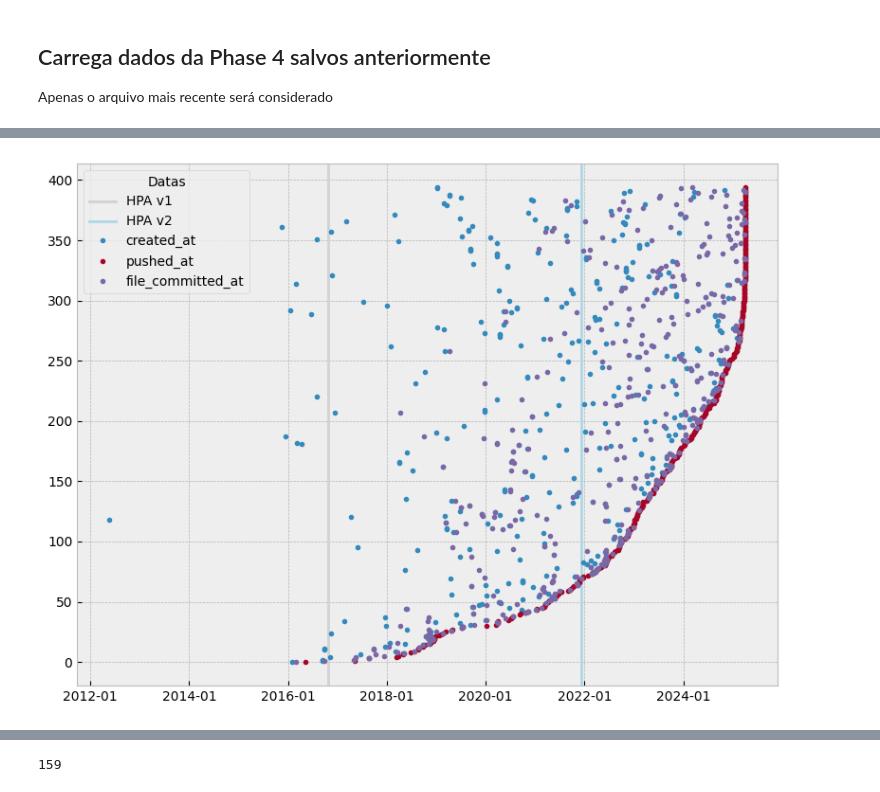
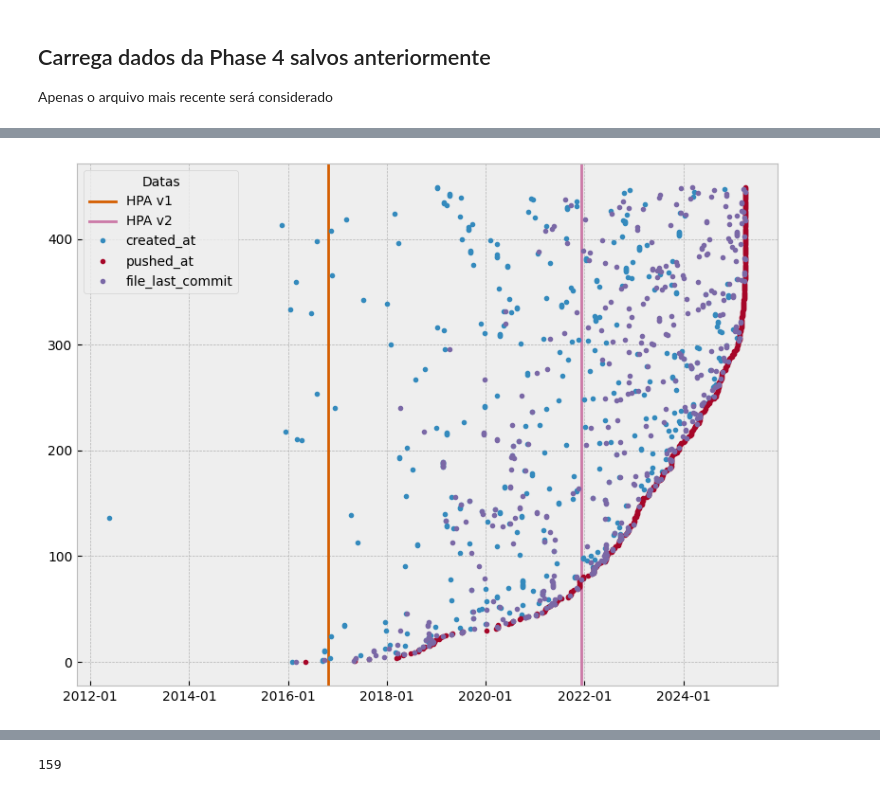
Before and after one commit to xisberto/hpa_usage, a Jupyter notebook: hpa_classify.ipynb, the cells around one changed output, grey strips where cells are left out. Cells and saved outputs as stored; diff of their text form; code cells hidden in the pictures.

```diff
--- a/hpa_classify.ipynb
+++ b/hpa_classify.ipynb
@@ -751,0 +755,9 @@ items_details = phase4_files = utils.load_phase4_results()
+# %%
+items_details = phase4_files = utils.load_phase4_results()
+
+items_details['created_at'] = pd.to_datetime(items_details['created_at'])
+items_details['pushed_at'] = pd.to_datetime(items_details['pushed_at'])
+items_details['file_first_commit'] = pd.to_datetime(
+    items_details['file_first_commit'])
+items_details['file_last_commit'] = pd.to_datetime(
+    items_details['file_last_commit'])
@@ -784,25 +769,28 @@ display(details_dates)
 # %%
 def dates_scatter_plot(df):
     plt.figure(figsize=(8, 6))
 
-    plt.axvline(x=releasedate_hpav1, color='lightgray', label="HPA v1")
-    plt.axvline(x=releasedate_hpav2, color='lightblue', label="HPA v2")
+    colors = plt.rcParams['axes.prop_cycle'].by_key()['color']
+
+    plt.axvline(x=releasedate_hpav1, color=colors[4], label="HPA v1")
+    plt.axvline(x=releasedate_hpav2, color=colors[5], label="HPA v2")
 
     plt.gca().xaxis.set_major_formatter(mdates.DateFormatter("%Y-%m"))
     plt.gca().xaxis.set_major_locator(mdates.AutoDateLocator())
 
     plt.plot(df['created_at'], df.index,
-            marker='.', linestyle='', label='created_at')
+             marker='.', linestyle='', label='created_at')
     plt.plot(df['pushed_at'], df.index,
-            marker='.', linestyle='', label='pushed_at')
-    plt.plot(df['file_committed_at'], df.index,
-            marker='.', linestyle='', label='file_committed_at')
+             marker='.', linestyle='', label='pushed_at')
+    plt.plot(df['file_last_commit'], df.index,
+             marker='.', linestyle='', label='file_last_commit')
 
     plt.legend(title='Datas')
 
     plt.tight_layout()
     plt.show()
 
-dates_scatter_plot(details_dates)
+
+dates_scatter_plot(items_details.sort_values('pushed_at', ignore_index=True))
 # %% [output]
-[figure, old version]
+[figure, new version]
```
Also changed, not shown: parts of 30 cells of this notebook, 2 other files.
